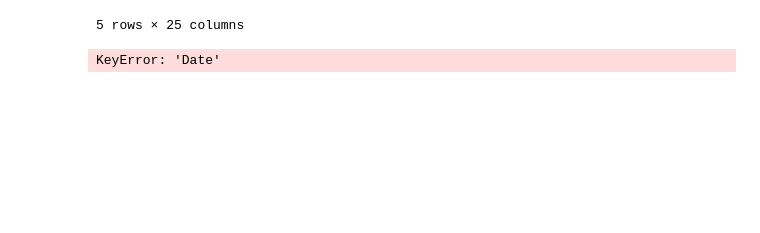
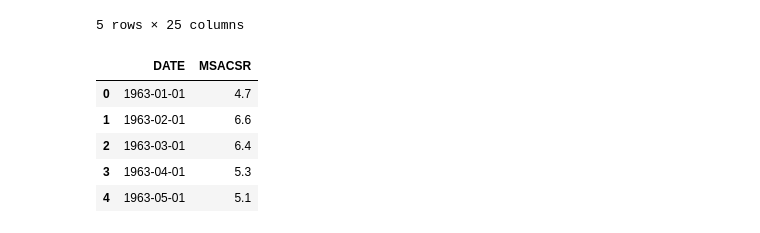
Before and after one commit to hsdistefa/mas-thesis, a Jupyter notebook: EDA.ipynb, the cells around one changed output. Cells and saved outputs as stored; diff of their text form; code cells hidden in the pictures; blank space fills up the shorter version.

```diff
--- a/EDA.ipynb
+++ b/EDA.ipynb
@@ -78,7 +87,15 @@ macro_df.head()
 5 rows × 25 columns
 # %%
 supply_df = pd.read_csv('data/Monthly_Supply_New_Houses_US.csv')
+
+supply_df['DATE'] = pd.to_datetime(supply_df['DATE'], format='%Y-%m-%d')
+
 supply_df.head()
 # %% [output]
-KeyError: 'Date'
+|  | DATE | MSACSR |
+| 0 | 1963-01-01 | 4.7 |
+| 1 | 1963-02-01 | 6.6 |
+| 2 | 1963-03-01 | 6.4 |
+| 3 | 1963-04-01 | 5.3 |
+| 4 | 1963-05-01 | 5.1 |
 # %%
```
Also changed, not shown: parts of 9 cells of this notebook.
